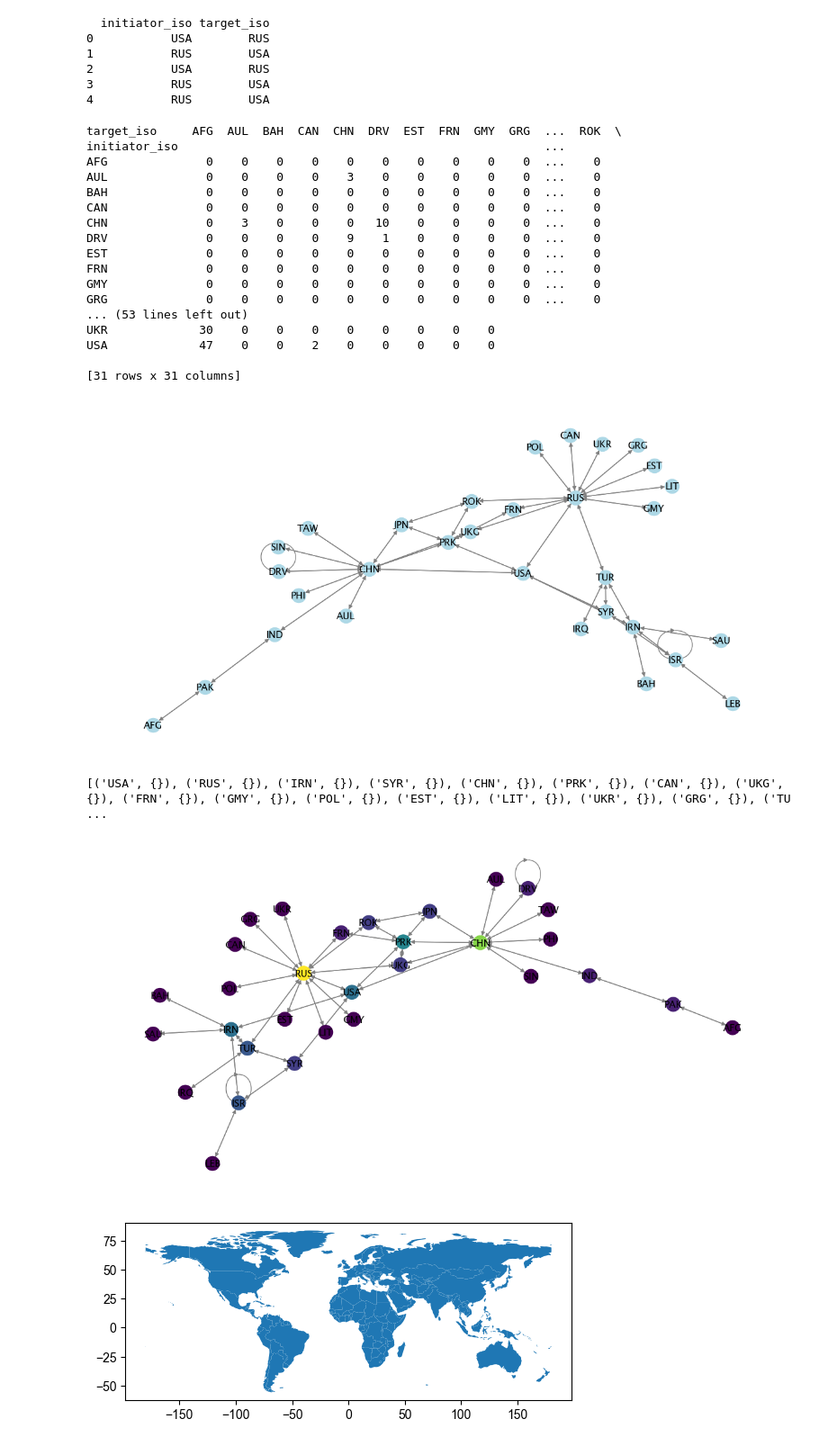
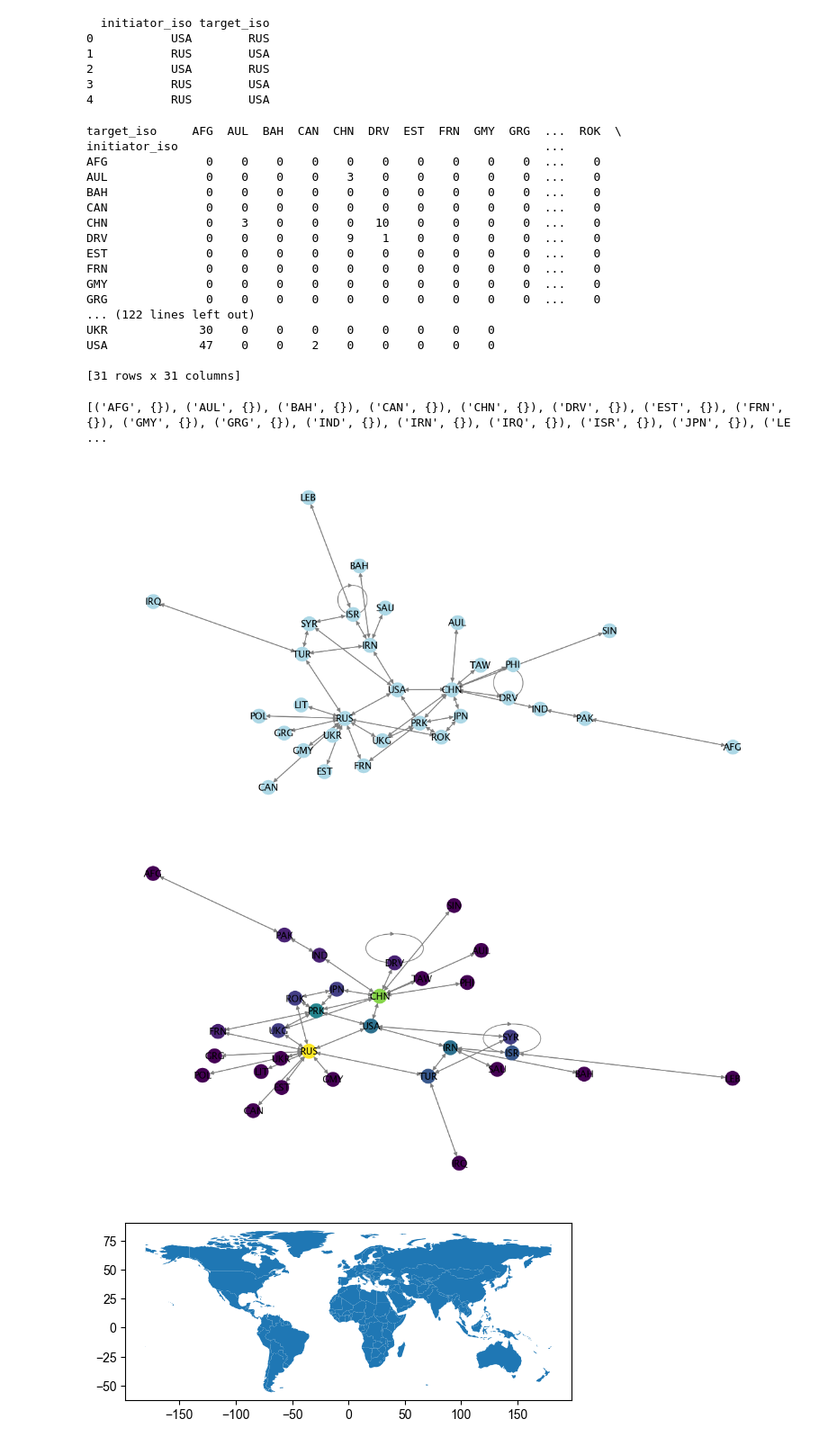
Before and after one commit to freinhard/dcid-sna, a Jupyter notebook: cyber-network.ipynb, the cells around one changed output. Shown at 90% size. Saved outputs shown, nothing was run; the diff lists cells and outputs as text; code cells hidden in the pictures.

Commit message:
Convert df to matrix

```diff
--- a/cyber-network.ipynb
+++ b/cyber-network.ipynb
@@ -53,7 +54,16 @@ print(dcid.head())
 3           RUS        USA
 4           RUS        USA
 # %%
-adjacency_matrix = pd.pivot_table(dcid, index='initiator_iso', columns='target_iso', aggfunc=len, fill_value=0)
+adjacency_table = pd.pivot_table(dcid, index='initiator_iso', columns='target_iso', aggfunc=len, fill_value=0)
+print(adjacency_table)
+
+# Turn adjacency matrix into a numpy matrix
+# adjacency_matrix = adjacency_table.values
+
+# Fixme
+# adjacency_matrix = adjacency_table.to_records()
+adjacency_matrix = adjacency_table
+
 print(adjacency_matrix)
 # %% [output]
 target_iso     AFG  AUL  BAH  CAN  CHN  DRV  EST  FRN  GMY  GRG  ...  ROK  \
@@ -68,7 +78,7 @@ EST              0    0    0    0    0    0    0    0    0    0  ...    0
 FRN              0    0    0    0    0    0    0    0    0    0  ...    0
 GMY              0    0    0    0    0    0    0    0    0    0  ...    0
 GRG              0    0    0    0    0    0    0    0    0    0  ...    0
-... (53 lines left out)
+... (122 lines left out)
 UKR             30    0    0    0    0    0    0    0    0
 USA             47    0    0    2    0    0    0    0    0
 
@@ -78,26 +88,25 @@ USA             47    0    0    2    0    0    0    0    0
 # %%
 import networkx as nx
 from matplotlib import pyplot as plt # type: ignore
 
 G = nx.DiGraph(adjacency_matrix)
 
-G = nx.DiGraph()
-G.add_edges_from(dcid.values)
+# FIXME: make the graph directed
+# G.add_edges_from(adjacency_matrix.values)
 
 plt.figure(figsize=(12, 6))
 nx.draw(G, with_labels=True, node_color='lightblue', edge_color='gray', font_weight='bold')
-plt.show()
 
 # color the nodes based on their degree
 plt.figure(figsize=(12, 6))
 nx.draw(G, with_labels=True, node_color=[G.degree(node) for node in G], edge_color='gray', font_weight='bold')
 
 # show the datastructure of the graph
 print(G.nodes(data=True))
 # %% [output]
+[('AFG', {}), ('AUL', {}), ('BAH', {}), ('CAN', {}), ('CHN', {}), ('DRV', {}), ('EST', {}), ('FRN', {}), ('GMY', {}), ('GRG', {}), ('IND', {}), ('IRN', {}), ('IRQ', {}), ('ISR', {}), ('JPN', {}), ('LE ...
-[figure, old version]
+[figure, new version]
-[('USA', {}), ('RUS', {}), ('IRN', {}), ('SYR', {}), ('CHN', {}), ('PRK', {}), ('CAN', {}), ('UKG', {}), ('FRN', {}), ('GMY', {}), ('POL', {}), ('EST', {}), ('LIT', {}), ('UKR', {}), ('GRG', {}), ('TU ...
-[figure, old version]
+[figure, new version]
 # %%
 # Show the network on a map
 # https://towardsdatascience.com/from-geojson-to-network-graph-analyzing-world-country-borders-in-python-ab81b5a8ce5a
```
Also changed, not shown: parts of 2 cells of this notebook.
